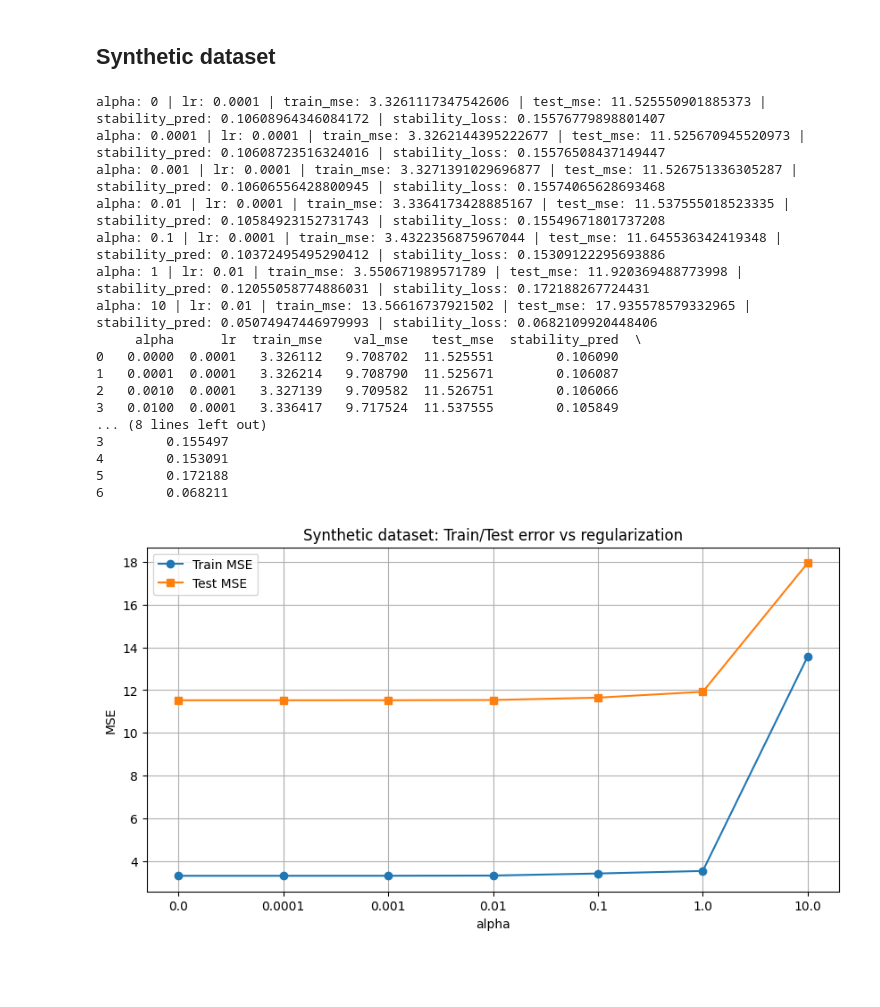
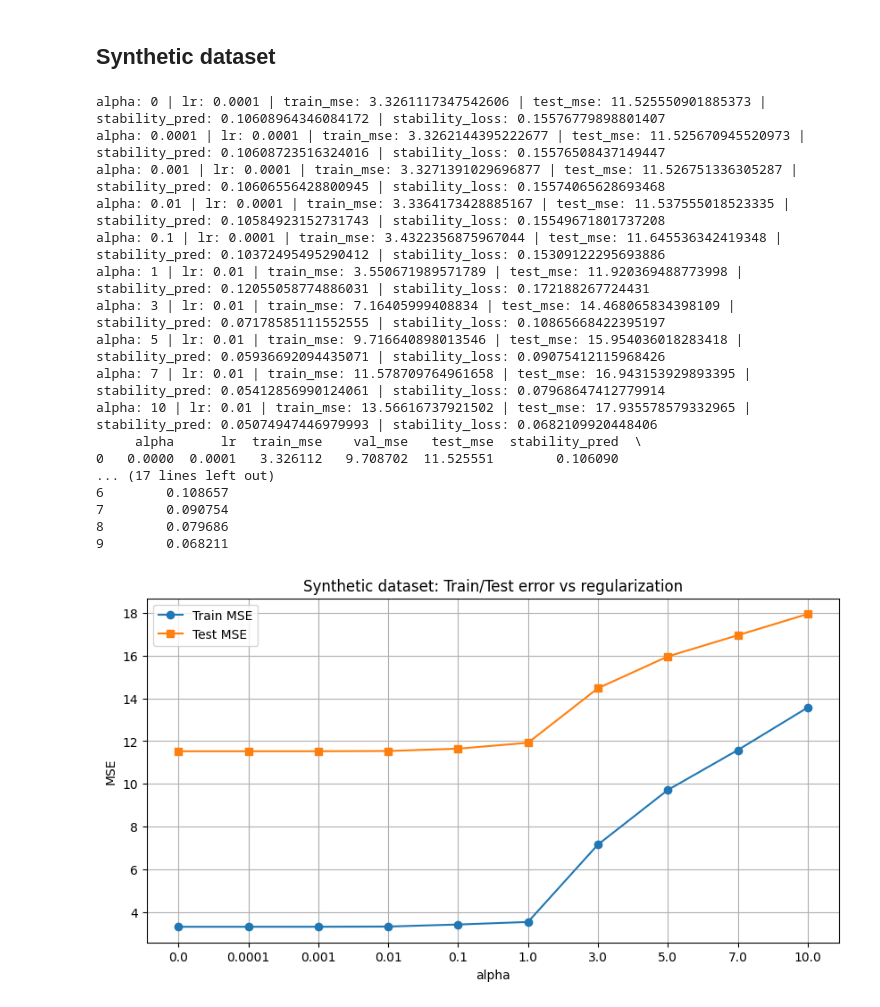
Before and after one commit to Valementajat/ML_Stability_Regularization, a Jupyter notebook: regularizationStability.ipynb, the cells around one changed output. Drawn from its saved outputs; the diff is of its cells as text; code cells hidden in the pictures; blank space fills up the shorter version.

```diff
--- a/regularizationStability.ipynb
+++ b/regularizationStability.ipynb
@@ -358,22 +344,8 @@ plt.show()
 ## Synthetic dataset
 # %%
 
-# Retrieve ridge weights from a crude implementation
-best_synt_w = fitRidge(X_synt_train, X_synt_val, y_synt_train, y_synt_val, epochs = 20000, alphas = [ 1e-4, 1e-3, 1e-2, 1e-1, 1, 10], lrs = [  1e-4 , 1e-3, 1e-2])
-
-# Last test predictions
-testPredictions = predict(X_synt_test, best_synt_w)
-
-print("\nTesting against test set")
-''' print("SumError: " ,sumError(testPredictions, y_synt_test))
- '''
-
-
-mse_test = mse(y_synt_test, testPredictions)
-rmse_test = np.sqrt(mse_test)
-
-
-print("test set MSE: ",mse_test,"RMSE: ", rmse_test)
+#Test synthetic data
+TrainingModelFlow(X_synt_train, X_synt_val, X_synt_test, y_synt_train, y_synt_val, y_synt_test)
 # %% [output]
 alpha:  0.0001 lr:  0.0001 mse:  10.418248110765417
 alpha:  0.0001 lr:  0.001 mse:  31.200570162762716
@@ -395,6 +368,0 @@ test set MSE:  10.111907333585252 RMSE:  3.1799225357837337
-# %%
-for i in range(10):
-  print("Error for " + str(i)
-        + ": " + str(calculcateError(testPredictions[i], y_synt_test[i]))
-        + ", Prediction: " + str(testPredictions[i])
-        + ", label : " +str( y_synt_test[i]))
@@ -474,12 +411,10 @@ def fit_fixed_alpha(X_train, X_val, y_train, y_val, alpha, epochs=5000, lrs=[1e-
     }
 # %%
 def estimate_stability(X_train, y_train, X_val, y_val, X_test, y_test,
-                       alpha, epochs=3000, lrs=[1e-4, 1e-3, 1e-2], max_removed_points=None):
-    """
-    Stability metric:
-    average absolute change in predictions on the fixed test set
-    after removing one training point and retraining.
-    """
+                       alpha, epochs=3000, lrs=[1e-4, 1e-3, 1e-2], ):
+
+    # Calculate average absolute change in predictions on the fixed test set
+    # after removing one training point and retraining.
 
     base_result = fit_fixed_alpha(X_train, X_val, y_train, y_val, alpha, epochs=epochs, lrs=lrs)
 
@@ -494,14 +429,12 @@ def estimate_stability(X_train, y_train, X_val, y_val, X_test, y_test,
     n_train = X_train.shape[0]
     indices = np.arange(n_train)
 
-    # Optional: use only part of the training set for faster experiments
-    if max_removed_points is not None:
-        indices = indices[:max_removed_points]
 
     prediction_changes = []
     loss_changes = []
 
     for i in indices:
+        # Remove a training point
         X_train_minus_i = np.delete(X_train, i, axis=0)
         y_train_minus_i = np.delete(y_train, i, axis=0)
 
@@ -632,32 +565,32 @@ alpha: 10 | lr: 0.01 | train_mse: 6150.6842125548 | test_mse: 4414.8010166481145
 # %%
 synthetic_results_df = run_stability_experiment(
     X_synt_train, y_synt_train,
     X_synt_val, y_synt_val,
     X_synt_test, y_synt_test,
-    alphas=[0, 1e-4, 1e-3, 1e-2, 1e-1, 1, 10],
+    alphas=[0, 1e-4, 1e-3, 1e-2, 1e-1, 1, 3, 5, 7, 10],
     epochs=3000,
-    lrs=[1e-4, 1e-3, 1e-2],
-    max_removed_points=None
+    lrs=[1e-4, 1e-3, 1e-2]
+
 )
 
 print(synthetic_results_df)
 plot_stability_results(synthetic_results_df, title_prefix="Synthetic dataset")
 # %% [output]
 alpha: 0 | lr: 0.0001 | train_mse: 3.3261117347542606 | test_mse: 11.525550901885373 | stability_pred: 0.10608964346084172 | stability_loss: 0.15576779898801407
 alpha: 0.0001 | lr: 0.0001 | train_mse: 3.3262144395222677 | test_mse: 11.525670945520973 | stability_pred: 0.10608723516324016 | stability_loss: 0.15576508437149447
 alpha: 0.001 | lr: 0.0001 | train_mse: 3.3271391029696877 | test_mse: 11.526751336305287 | stability_pred: 0.10606556428800945 | stability_loss: 0.15574065628693468
 alpha: 0.01 | lr: 0.0001 | train_mse: 3.3364173428885167 | test_mse: 11.537555018523335 | stability_pred: 0.10584923152731743 | stability_loss: 0.15549671801737208
 alpha: 0.1 | lr: 0.0001 | train_mse: 3.4322356875967044 | test_mse: 11.645536342419348 | stability_pred: 0.10372495495290412 | stability_loss: 0.15309122295693886
 alpha: 1 | lr: 0.01 | train_mse: 3.550671989571789 | test_mse: 11.920369488773998 | stability_pred: 0.12055058774886031 | stability_loss: 0.172188267724431
+alpha: 3 | lr: 0.01 | train_mse: 7.16405999408834 | test_mse: 14.468065834398109 | stability_pred: 0.07178585111552555 | stability_loss: 0.10865668422395197
+alpha: 5 | lr: 0.01 | train_mse: 9.716640898013546 | test_mse: 15.954036018283418 | stability_pred: 0.05936692094435071 | stability_loss: 0.09075412115968426
+alpha: 7 | lr: 0.01 | train_mse: 11.578709764961658 | test_mse: 16.943153929893395 | stability_pred: 0.05412856990124061 | stability_loss: 0.07968647412779914
 alpha: 10 | lr: 0.01 | train_mse: 13.56616737921502 | test_mse: 17.935578579332965 | stability_pred: 0.05074947446979993 | stability_loss: 0.0682109920448406
      alpha      lr  train_mse    val_mse   test_mse  stability_pred  \
 0   0.0000  0.0001   3.326112   9.708702  11.525551        0.106090
-1   0.0001  0.0001   3.326214   9.708790  11.525671        0.106087
-2   0.0010  0.0001   3.327139   9.709582  11.526751        0.106066
-3   0.0100  0.0001   3.336417   9.717524  11.537555        0.105849
-... (8 lines left out)
-3        0.155497
-4        0.153091
-5        0.172188
-6        0.068211
+... (17 lines left out)
+6        0.108657
+7        0.090754
+8        0.079686
+9        0.068211
-[figure, old version]
+[figure, new version]
```
Also changed, not shown: parts of 37 cells of this notebook.
